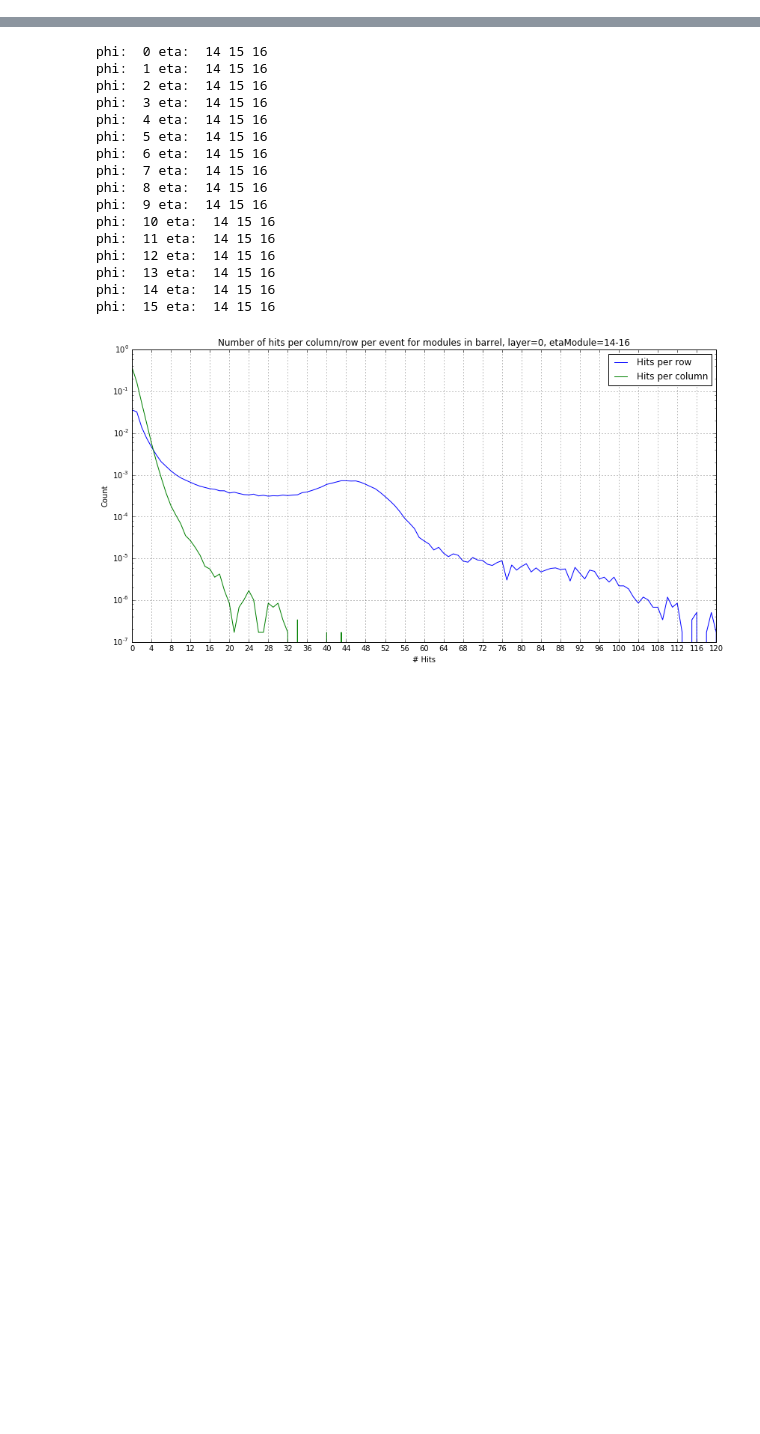
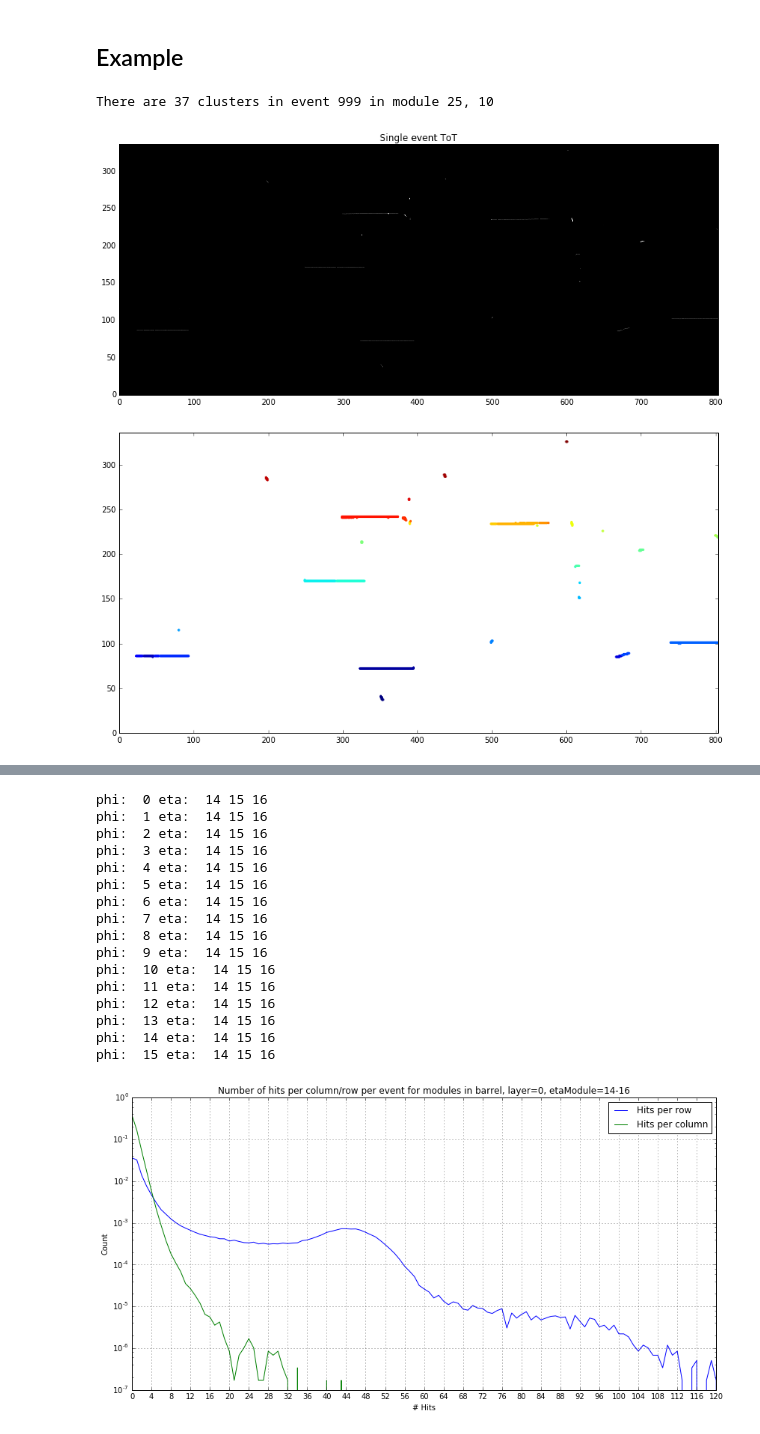
Before and after one commit to adikus/physics_project, a Jupyter notebook: cluster_sizes.ipynb, the cells around one changed output, grey strips where cells are left out. Cells and saved outputs as stored; diff of their text form; code cells hidden in the pictures; blank space fills up the shorter version.

```diff
--- a/cluster_sizes.ipynb
+++ b/cluster_sizes.ipynb
@@ -26,6 +54,9 @@ IPython.OutputArea.auto_scroll_threshold = 9999;
 # %% [output]
 [interactive output not drawn]
 # %%
+## Helper functions related to retrieving clusters
+
+# Take event and return an array of position tuples for all clusters in the form [(x1, y1, x2, y2)]
 def cluster_positions_for_event(event, plot=False):
     positions = []
     def process_cluster_xy(val, pos):
@@ -38,23 +69,20 @@ def cluster_positions_for_event(event, plot=False):
         positions.append((x1, y1, x2, y2))
         return 1
 
-    #timing_start()
     labeled_array, num_features = ndimage.label(event)
-    #print timing_end()
     labels = np.arange(1, num_features+1)
-
-    #timing_start()
     ndimage.labeled_comprehension(event, labeled_array, labels, process_cluster_xy, int, 0, True)
-    #print timing_end()
 
     if plot:
-        #show_gray(event, 'Event')
         hits = np.array(np.where(event == 1))
         hits = np.rollaxis(hits, 1)
         plt.figure(figsize=(14, 7))
+        plt.ylim([0,336])
+        plt.xlim([0,804])
         plt.scatter(hits[:,1], hits[:,0], s=5, c=np.array(labeled_array[np.where(event == 1)])*100, edgecolors='face')
     return np.array(positions)
 
+# Take array of cluster position tuples and return an array of cluster size tuples
 def cluster_sizes(positions):
     return np.vstack([positions[:, 2] - positions[:, 0] + 1, positions[:, 3] - positions[:, 1] + 1]).T
 
@@ -99,6 +127,7 @@ def cluster_sizes_for_eta(eta):
     print
     return sizes
 
+# Return the mean size of clusters in a given module in both direction
 def mean_size_for_module(eta, phi):
     cl_positions = cluster_positions(eta, phi)
     sizes = np.zeros((0,2))
@@ -107,6 +136,7 @@ def mean_size_for_module(eta, phi):
         sizes = np.vstack([sizes, sz])
     return np.mean(sizes, axis=0)
 
+# Return the array of mean sizes of clusters for all events in a given module in both direction
 def mean_sizes_for_event(eta, phi):
     cl_positions = cluster_positions(eta, phi)
     sizes = np.zeros((0,2))
@@ -114,3 +144,25 @@ def mean_sizes_for_event(eta, phi):
         sz = cluster_sizes(positions)
         sizes = np.vstack([sizes, np.mean(sz, axis=0)])
     return sizes
+# %% [markdown]
+## Example
+# %%
+def find_clusters_in_an_event(eta, phi, eventID):
+    hits = get_hits(eta, phi)
+    image = get_tot_image(hits, eventID)
+    binary_image = get_hit_image(hits, eventID)
+    show_gray(image, 'Single event ToT', origin='lower')
+    cluster_positions_for_event(binary_image, plot=True)
+
+# find_clusters_in_an_event(25, 10, 999)
+
+def load_clusters_in_an_event_using_cache(eta, phi, eventID):
+    cluster_positions_by_event = cluster_positions(eta, phi)
+    cluster_positions_for_event = cluster_positions_by_event[eventID]
+    print 'There are ' + str(len(cluster_positions_for_event)) + ' clusters in event ' + str(eventID) + ' in module ' + str(eta) + ', ' + str(phi)
+
+# load_clusters_in_an_event_using_cache(25, 10, 999)
+# %% [output]
+There are 37 clusters in event 999 in module 25, 10
+[figure, added]
+[figure, added]
```
Also changed, not shown: parts of 7 cells of this notebook, 2 other files.
